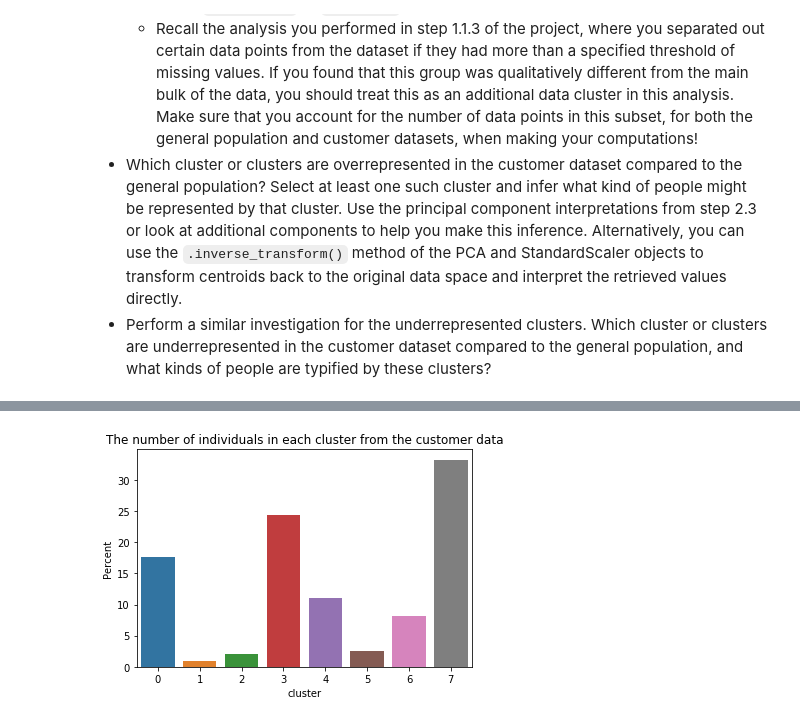
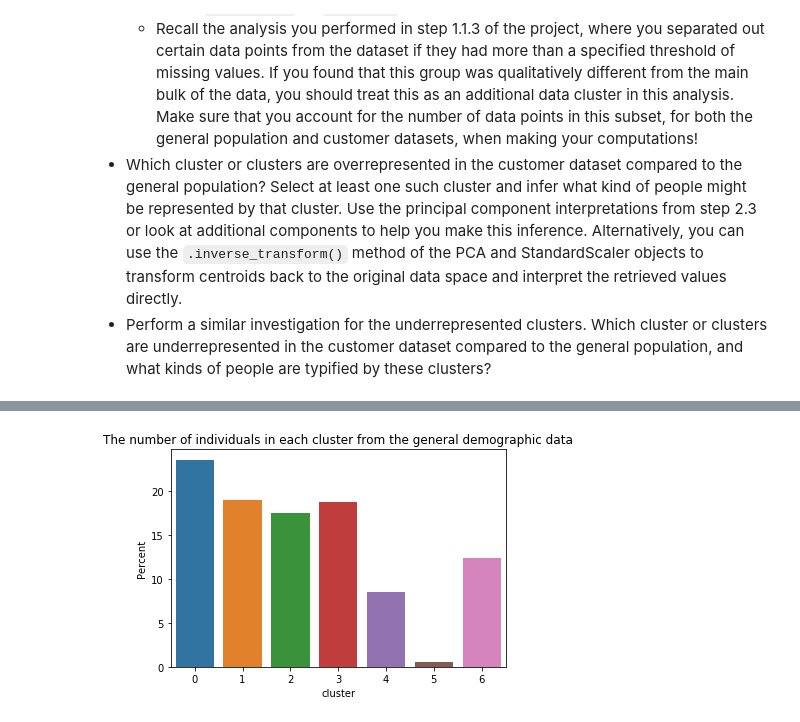
Before and after one commit to iDataist/Create-Customer-Segments, a Jupyter notebook: Identify_Customer_Segments.ipynb, the cells around one changed output, grey strips where cells are left out. Saved outputs shown, nothing was run; the diff lists cells and outputs as text; code cells hidden in the pictures.

```diff
--- a/Identify_Customer_Segments.ipynb
+++ b/Identify_Customer_Segments.ipynb
@@ -746,9 +757,15 @@ from sklearn.pipeline import Pipeline
 from sklearn.preprocessing import Imputer, StandardScaler
 from sklearn.decomposition import PCA
 from sklearn.cluster import KMeans
+
 # Build the preprocessing and training pipeline
 pipe = Pipeline([
         ('imputer', Imputer()),
-        ('scaler', StandardScaler()),
-        ('pca', PCA(n_components = 58, random_state = 0))]
+        ('scaler', StandardScaler())]
 )
+
+# Preprocssing the general population data
+azdias_transformed = pipe.fit_transform(azdias_clean)
+
+# Preprocessing the customer demographics data
+customer_transformed = pipe.transform(customers_clean)
@@ -762,3 +780,12 @@ azdias_km = km.fit_transform(azdias_transformed)
+# %%
+km = KMeans(n_clusters = 7, random_state=0)
+
+# Clustering for the general population data
+azdias_km = km.fit_transform(azdias_transformed)
+demographic_clusters = km.labels_
+
+# Predict the clustering for the customer demographics data
+customer_clusters_prediction = km.predict(customer_transformed)
 # %% [markdown]
 ### Step 3.3: Compare Customer Data to Demographics Data
 
@@ -791,4 +810,5 @@ plot_percent(demographic_clusters, 'demographic')
-# %%
-plot_percent(customer_clusters_prediction, 'customer')
-# %% [output]
-[figure, removed]
+# %%
+# plot the proportion of data in each cluster for the general population
+plot_percent(demographic_clusters, 'general demographic')
+# %% [output]
+[figure, added]
```
Also changed, not shown: parts of 40 cells of this notebook.
